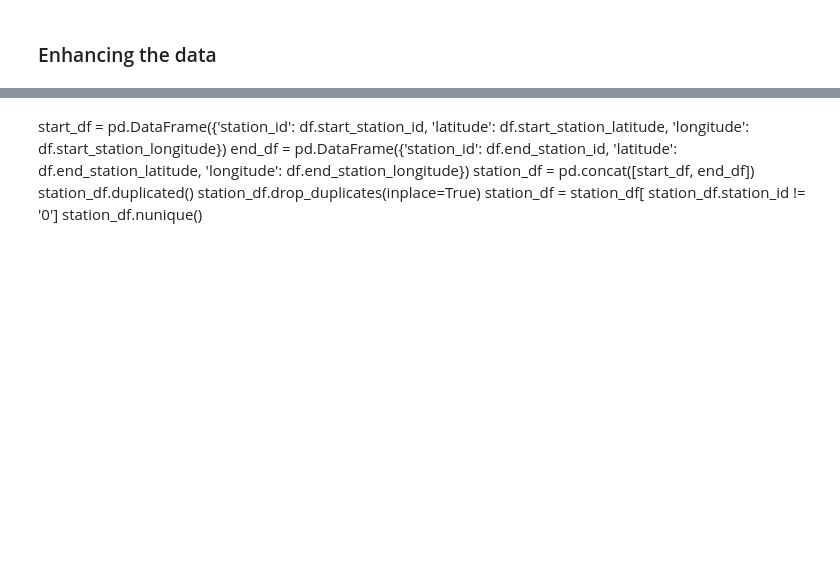
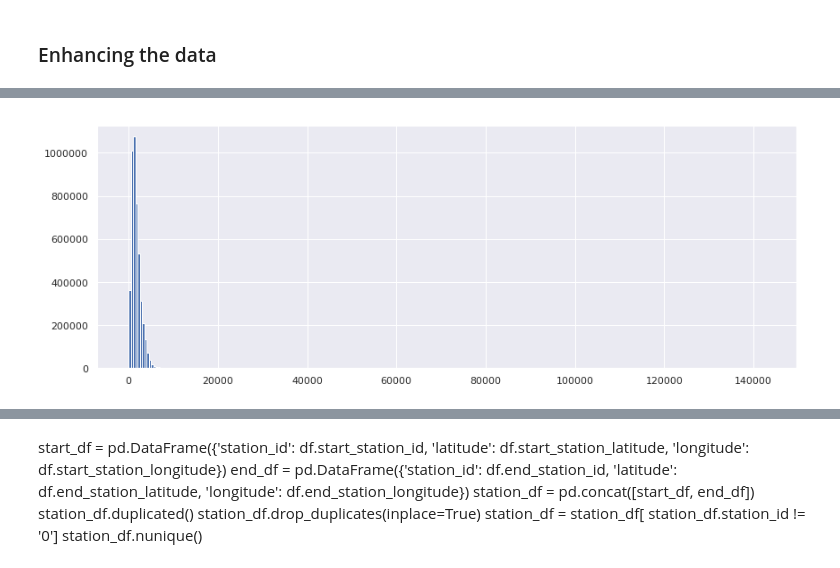
Before and after one commit to sdmccaul/udacity-da-viz, a Jupyter notebook: exploratory.ipynb, the cells around one changed output, grey strips where cells are left out. Saved outputs shown, nothing was run; the diff lists cells and outputs as text; code cells hidden in the pictures; blank space fills up the shorter version.

```diff
--- a/exploratory.ipynb
+++ b/exploratory.ipynb
@@ -361,16 +393,0 @@ enf = df.copy()
-# %%
-#https://gist.github.com/rochacbruno/2883505
-
-import math
-
-def distance(start_lat, start_lon, end_lat, end_lon):
-    radius = 6371 * 1000 # meters
-
-    dlat = math.radians(end_lat-start_lat)
-    dlon = math.radians(end_lon-start_lon)
-    a = math.sin(dlat/2) * math.sin(dlat/2) + math.cos(math.radians(start_lat)) \
-        * math.cos(math.radians(end_lat)) * math.sin(dlon/2) * math.sin(dlon/2)
-    c = 2 * math.atan2(math.sqrt(a), math.sqrt(1-a))
-    d = radius * c
-
-    return math.floor(d)
@@ -466,0 +394,18 @@ enf['member_age'] = enf.apply(lambda x: x.start_year - x.member_birth_year, axis
+# %%
+#https://gist.github.com/rochacbruno/2883505
+#https://engineering.upside.com/a-beginners-guide-to-optimizing-pandas-code-for-speed-c09ef2c6a4d6
+
+def distance(start_lat, start_lon, end_lat, end_lon):
+    radius = 6371 * 1000 # meters
+
+    lat1, lon1, lat2, lon2 = map(np.deg2rad, [start_lat, start_lon, end_lat, end_lon])
+    dlat = lat2 - lat1
+    dlon = lon2 - lon1
+    a = np.sin(dlat/2)**2 + np.cos(lat1) * np.cos(lat2) * np.sin(dlon/2)**2
+    c = 2 * np.arcsin(np.sqrt(a))
+    d = radius * c
+
+    return np.floor(d)
+# %%
+df['trip_distance'] = distance( df.start_station_latitude, df.start_station_longitude,
+    df.end_station_latitude, df.end_station_longitude)
@@ -466,0 +446,4 @@ enf['member_age'] = enf.apply(lambda x: x.start_year - x.member_birth_year, axis
+# %%
+# Western Hemisphere only
+df = df[ (df.start_station_longitude != 0) & (df.end_station_longitude != 0) ]
+df[ df.trip_distance > 100000]
@@ -466,0 +453,5 @@ enf['member_age'] = enf.apply(lambda x: x.start_year - x.member_birth_year, axis
+# %%
+bins = np.arange(0, df.trip_distance.max() + 1, 500)
+plt.hist(data=df, x='trip_distance', bins=bins);
+# %% [output]
+[figure, added]
```
Also changed, not shown: parts of 58 cells of this notebook.
